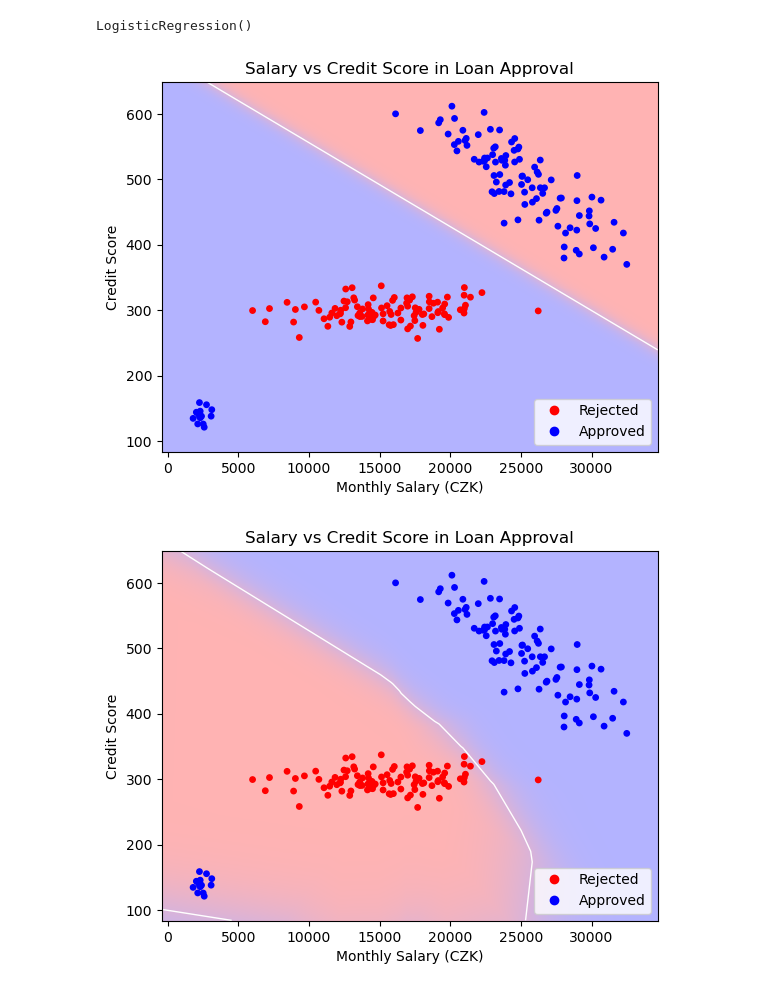
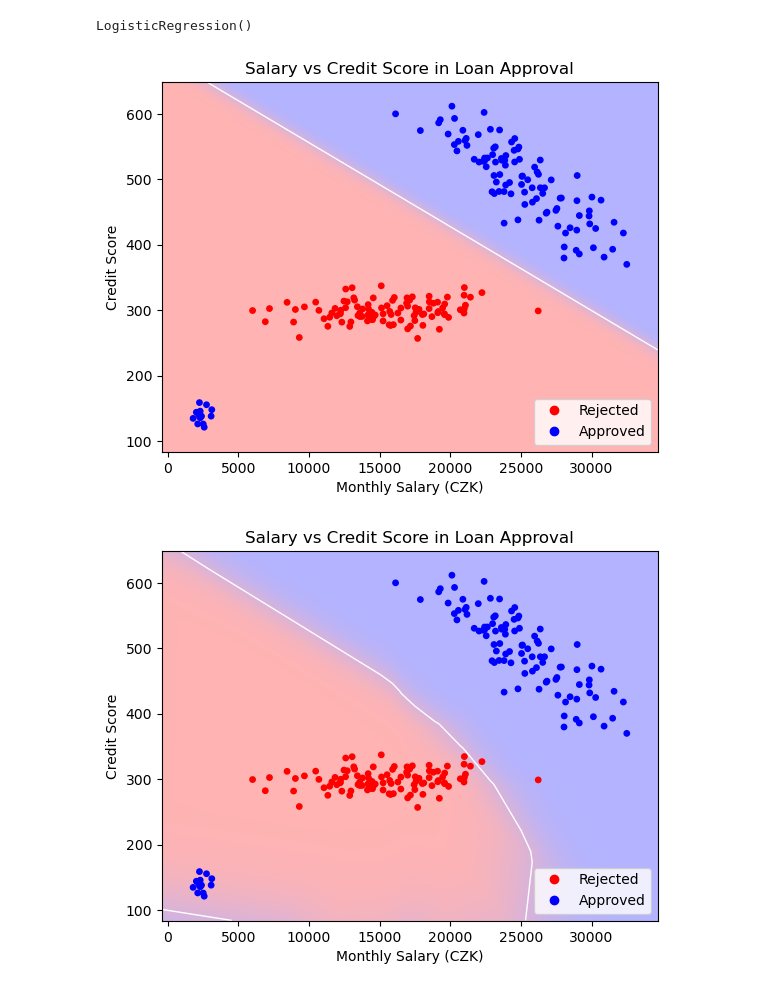
Before and after one commit to nickobard/ai-summer-school, a Jupyter notebook: data_poisoning.ipynb, the cells around one changed output. Drawn from its saved outputs; the diff is of its cells as text; code cells hidden in the pictures.

Commit message:
Add images, fix incorrect visualizations

```diff
--- a/data_poisoning.ipynb
+++ b/data_poisoning.ipynb
@@ -118,13 +118,15 @@ log_reg_model.fit(X_train, y_train)
 # %% [output]
 LogisticRegression()
 # %%
-def plot_decision_boundary(X, y, model, scale = 0.3):
+def plot_decision_boundary(X, y, model, scale=0.3, reveres_proba=False):
     fig, ax = plt.subplots()
 
     x_min, x_max = X[:, 0].min() - scale * X[:, 0].std(), X[:, 0].max() + scale * X[:, 0].std()
     y_min, y_max = X[:, 1].min() - scale * X[:, 1].std(), X[:, 1].max() + scale * X[:, 1].std()
     xx, yy = np.meshgrid(np.arange(x_min, x_max, 10), np.arange(y_min, y_max, 1))
-    Z = model.predict_proba(np.c_[xx.ravel(), yy.ravel()])[:,0]
+    Z = model.predict_proba(np.c_[xx.ravel(), yy.ravel()])[:, 0]
+    if reveres_proba:
+        Z = 1 - Z
     Z = Z.reshape(xx.shape)
     ax.pcolormesh(
         xx, yy, Z, cmap="red_blue_classes", norm=colors.Normalize(0.0, 1.0), zorder=0
@@ -133,5 +135,5 @@ def plot_decision_boundary(X, y, model, scale = 0.3):
     plot_data(X[:, 0], X[:, 1], y, ax)
 
 
-plot_decision_boundary(X_train, y_train, log_reg_model)
+plot_decision_boundary(X_train, y_train, log_reg_model, reveres_proba=True)
 # %% [output]
@@ -218,9 +220,9 @@ log_reg_model_poisoned.fit(X_train, y_train)
 # %% [output]
 LogisticRegression()
 # %%
-plot_decision_boundary(X_poisoned, y_poisoned, log_reg_model_poisoned)
+plot_decision_boundary(X_poisoned, y_poisoned, log_reg_model_poisoned, reveres_proba=True)
 # %% [output]
-[figure, old version]
+[figure, new version]
 # %%
 nn_model_poisoned = SimpleNN()
 train(nn_model_poisoned, X_poisoned, y_poisoned)
```
Also changed, not shown: parts of 14 cells of this notebook, 2 other files.
